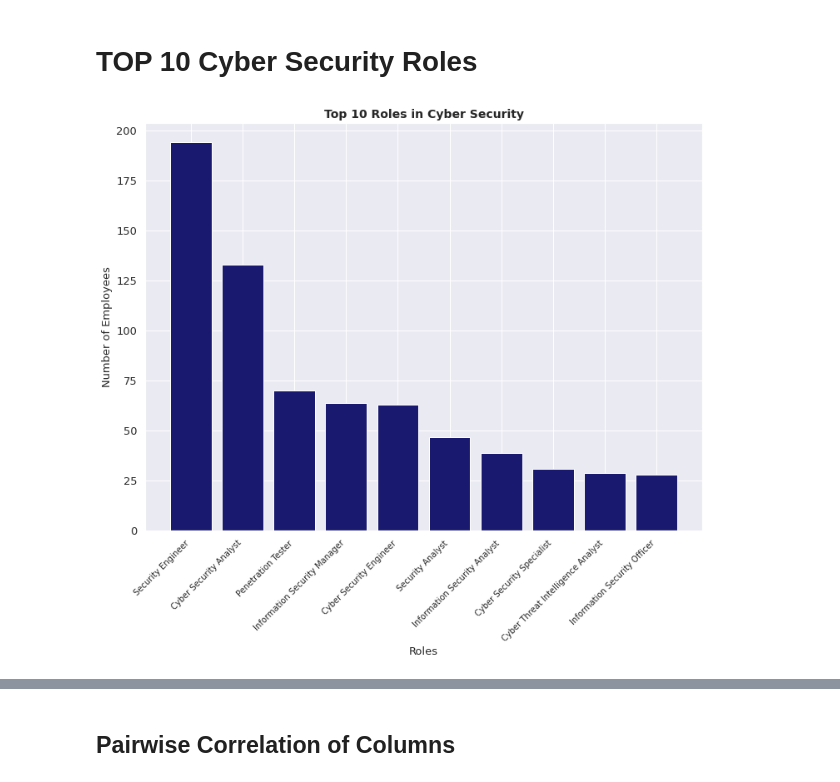
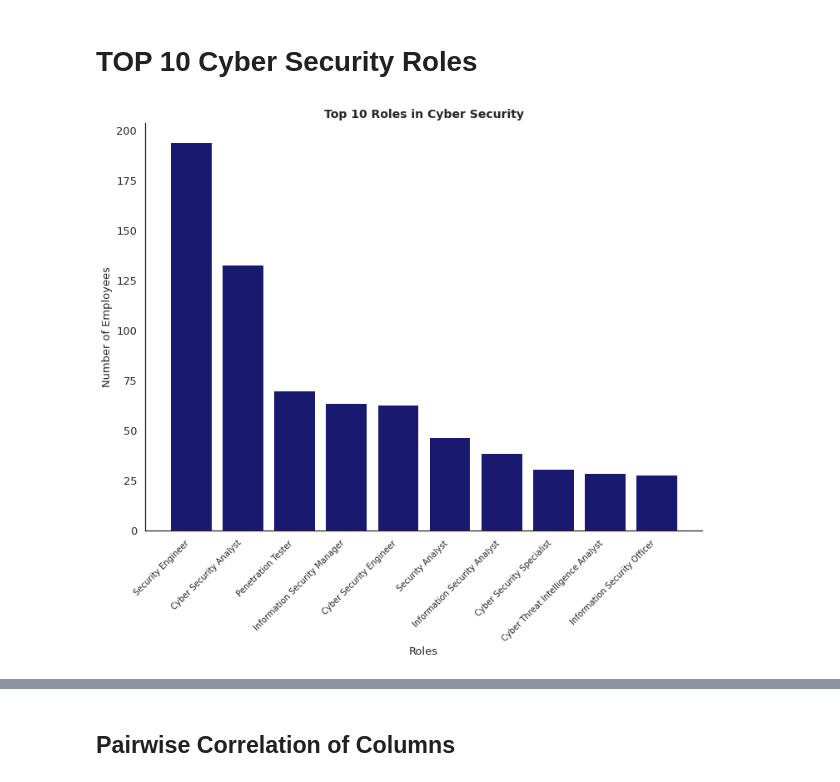
Before and after one commit to wa-le/cybersec-jobs-EDA, a Jupyter notebook: cybersec_jobs.ipynb, the cells around one changed output, grey strips where cells are left out. Drawn from its saved outputs; the diff is of its cells as text; code cells hidden in the pictures.

```diff
--- a/cybersec_jobs.ipynb
+++ b/cybersec_jobs.ipynb
@@ -145,15 +151,16 @@ Name: job_title, dtype: int64
 # %%
 
 top_10_roles = df1.job_title.value_counts().head(10)
-
+sns.set_style("white")
 plt.figure(figsize= (12, 9))
 plt.bar(x=top_10_roles.index, height=top_10_roles.values, color='midnightblue')
 plt.xticks(rotation=45, fontsize=10, ha='right')
 plt.yticks(fontsize=13)
 plt.xlabel("Roles", fontsize=13)
 plt.ylabel("Number of Employees", fontsize=13)
 plt.title("Top 10 Roles in Cyber Security", fontsize=14, fontweight='bold')
 #plt.savefig("10-cybersec-roles", dpi=300, bbox_inches='tight')
+sns.despine(top='True', right='True')
 plt.show()
 # %% [output]
-[figure, old version]
+[figure, new version]
```
Also changed, not shown: parts of 22 cells of this notebook.
